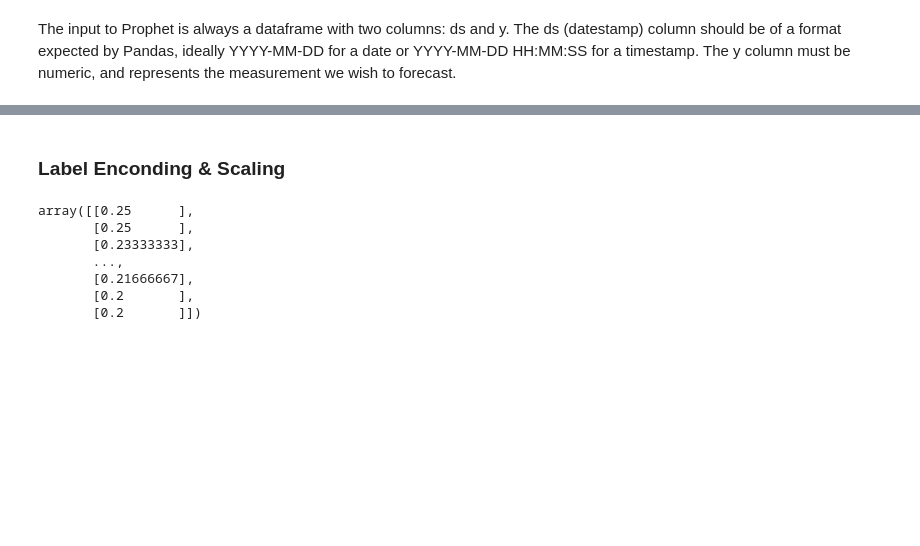
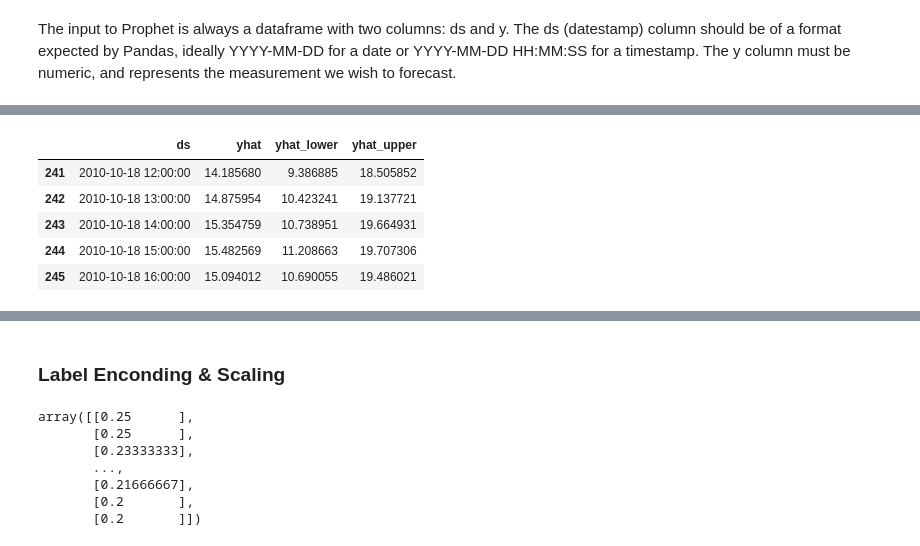
Before and after one commit to gentrexha/energy_efficient_ds, a Jupyter notebook: Assignment P3/notebooks/Assignment_P3_Pollution_Prophet.ipynb, the cells around one changed output, grey strips where cells are left out. Saved outputs shown, nothing was run; the diff lists cells and outputs as text; code cells hidden in the pictures; blank space fills up the shorter version.

```diff
--- a/Assignment P3/notebooks/Assignment_P3_Pollution_Prophet.ipynb
+++ b/Assignment P3/notebooks/Assignment_P3_Pollution_Prophet.ipynb
@@ -157,0 +188,10 @@ NameError: name 'df' is not defined
+# %%
+forecast = m.predict(future)
+forecast[['ds', 'yhat', 'yhat_lower', 'yhat_upper']].tail()
+# %% [output]
+|  | ds | yhat | yhat_lower | yhat_upper |
+| 241 | 2010-10-18 12:00:00 | 14.185680 | 9.386885 | 18.505852 |
+| 242 | 2010-10-18 13:00:00 | 14.875954 | 10.423241 | 19.137721 |
+| 243 | 2010-10-18 14:00:00 | 15.354759 | 10.738951 | 19.664931 |
+| 244 | 2010-10-18 15:00:00 | 15.482569 | 11.208663 | 19.707306 |
+| 245 | 2010-10-18 16:00:00 | 15.094012 | 10.690055 | 19.486021 |
```
Also changed, not shown: parts of 9 cells of this notebook.
